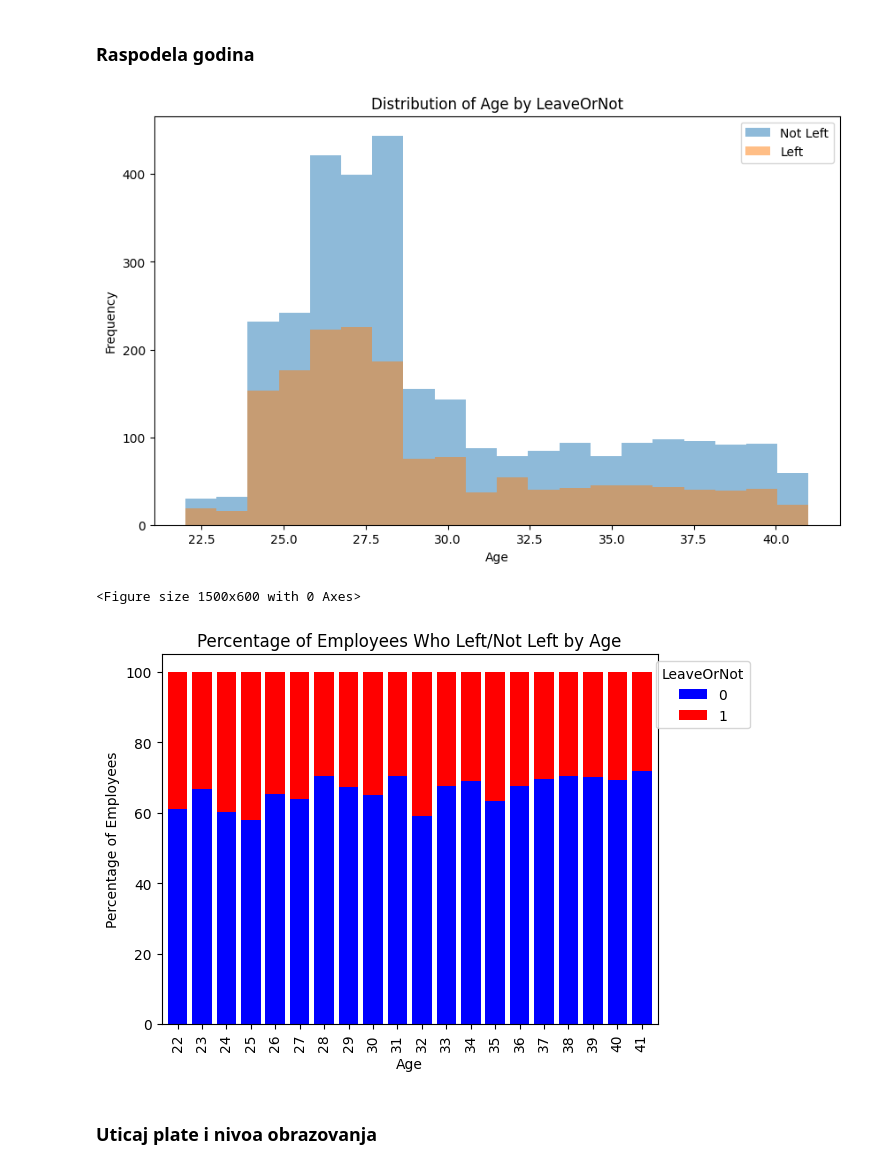
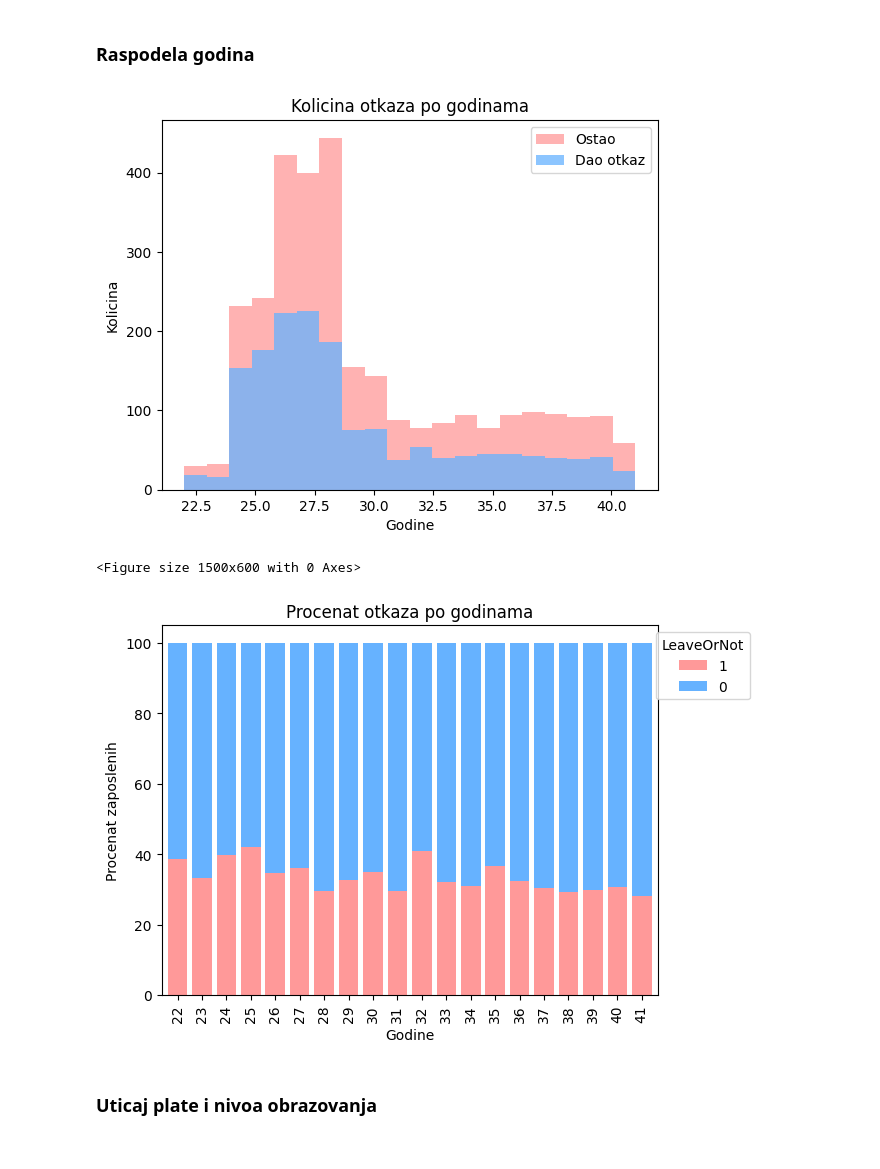
Before and after one commit to SV25-22/numericki, a Jupyter notebook: projekat.ipynb, the cells around one changed output. Drawn from its saved outputs; the diff is of its cells as text; code cells hidden in the pictures.

```diff
--- a/projekat.ipynb
+++ b/projekat.ipynb
@@ -142,0 +113,25 @@ plt.show()
+# %%
+count_table = pd.crosstab(index=[df['LeaveOrNot'], df['EverBenched']], columns='count')
+
+
+left_benched_not_benched = count_table.loc[(1, 'Yes'), 'count'].tolist()
+left_not_benched_not_benched = count_table.loc[(1, 'No'), 'count'].tolist()
+not_left_benched_not_benched = count_table.loc[(0, 'Yes'), 'count'].tolist()
+not_left_not_benched_not_benched = count_table.loc[(0, 'No'), 'count'].tolist()
+
+
+vrednosti = ['Benched', 'Not benched']
+
+boje = ['#FF9999', '#66B2FF']
+
+plt.subplot(1, 2, 1)
+plt.pie([left_benched_not_benched, left_not_benched_not_benched], labels=vrednosti, colors=boje, autopct='%1.1f%%', startangle=90)
+plt.title('Napustili')
+
+plt.subplot(1, 2, 2)
+plt.pie([not_left_benched_not_benched, not_left_not_benched_not_benched], labels=vrednosti, colors=boje, autopct='%1.1f%%', startangle=90)
+plt.title('Nisu napustili')
+
+plt.tight_layout()
+
+plt.show()
@@ -198,35 +188,33 @@ Sa grafika se moze zakljuciti kako mnogo vise zena ima tendenciju da napusti fir
 # %% [markdown]
 ### Raspodela godina
 # %%
-# Assuming df is your DataFrame
-plt.figure(figsize=(10, 6))
-plt.hist(df[df['LeaveOrNot'] == 0]['Age'], alpha=0.5, label='Not Left', bins=20)
-plt.hist(df[df['LeaveOrNot'] == 1]['Age'], alpha=0.5, label='Left', bins=20)
-plt.xlabel('Age')
-plt.ylabel('Frequency')
+plt.figure()
+plt.hist(df[df['LeaveOrNot'] == 0]['Age'], alpha=0.75, label='Ostao', bins=20,color=boje[0])
+plt.hist(df[df['LeaveOrNot'] == 1]['Age'], alpha=0.75, label='Dao otkaz', bins=20,color=boje[1])
+plt.xlabel('Godine')
+plt.ylabel('Kolicina')
 plt.legend()
-plt.title('Distribution of Age by LeaveOrNot')
+plt.title('Kolicina otkaza po godinama')
 plt.show()
 # %% [output]
-[figure, old version]
+[figure, new version]
 # %%
 percentage_leave_by_age = df.groupby(['Age', 'LeaveOrNot']).size().unstack().div(df.groupby('Age').size(), axis=0) * 100
-
-# Calculate the cumulative percentage of employees who have not left
 percentage_leave_by_age[0] = 100 - percentage_leave_by_age[1].fillna(0)
 
-# Plot the stacked bar plot
+percentage_leave_by_age = percentage_leave_by_age.loc[:, ::-1]
+
 plt.figure(figsize=(15, 6))
-percentage_leave_by_age.plot(kind='bar', stacked=True, color=['blue', 'red'], width=0.8)
+percentage_leave_by_age.plot(kind='bar', stacked=True, color=[ '#FF9999','#66B2FF'], width=0.8)
 
-plt.xlabel('Age')
-plt.ylabel('Percentage of Employees')
-plt.title('Percentage of Employees Who Left/Not Left by Age')
+plt.xlabel('Godine')
+plt.ylabel('Procenat zaposlenih')
+plt.title('Procenat otkaza po godinama')
 plt.legend(title='LeaveOrNot', loc='upper right', bbox_to_anchor=(1.2, 1))
 plt.show()
 # %% [output]
 <Figure size 1500x600 with 0 Axes>
-[figure, old version]
+[figure, new version]
 # %% [markdown]
 ### Uticaj plate i nivoa obrazovanja
 # %%
```
Also changed, not shown: parts of 66 cells of this notebook.
